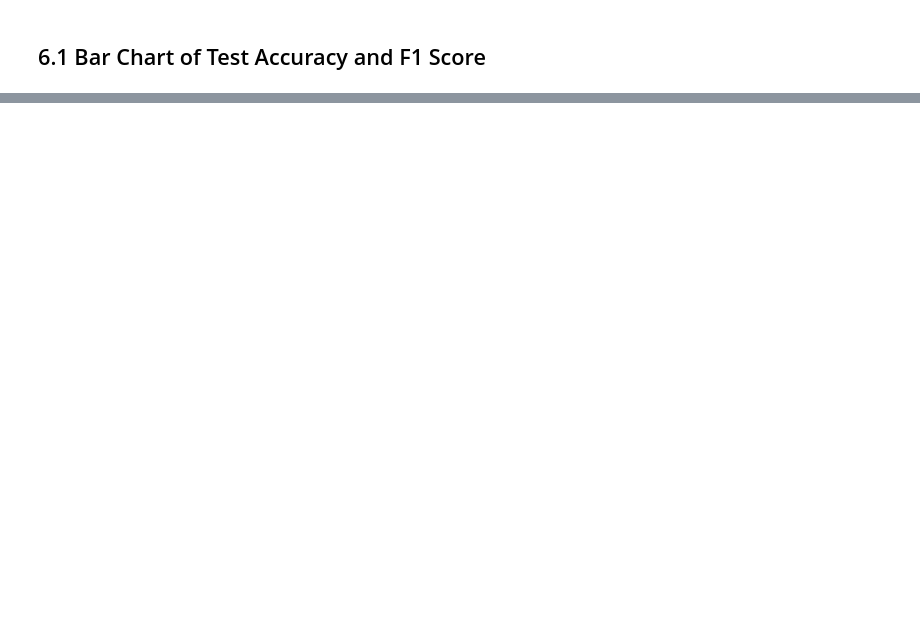
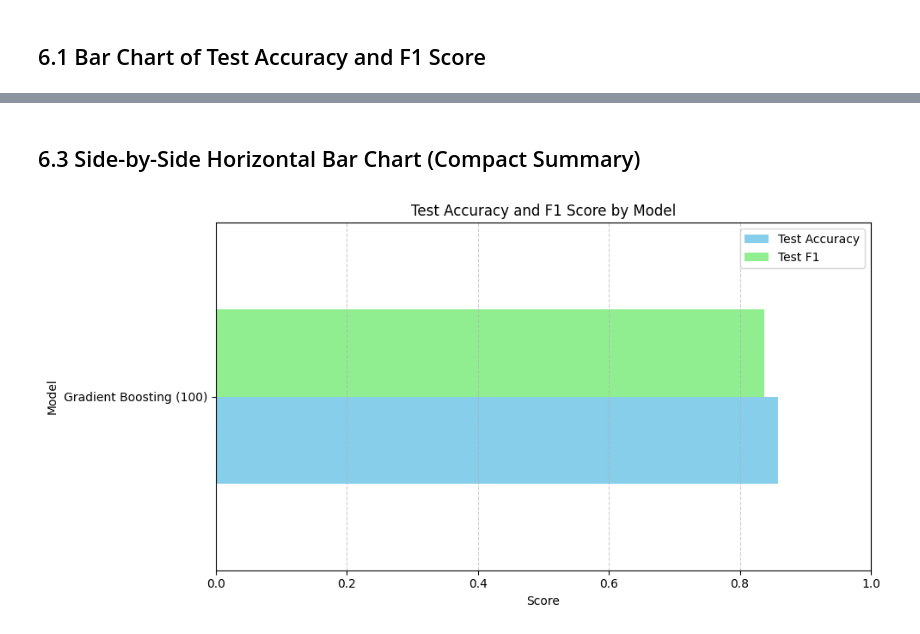
Before and after one commit to JBtallgrass/applied-ml-jballard, a Jupyter notebook: lab05/ensemble-jballard.ipynb, the cells around one changed output, grey strips where cells are left out. Saved outputs shown, nothing was run; the diff lists cells and outputs as text; code cells hidden in the pictures; blank space fills up the shorter version.

```diff
--- a/lab05/ensemble-jballard.ipynb
+++ b/lab05/ensemble-jballard.ipynb
@@ -367,0 +414,15 @@ Voting (RF + LR + KNN) with StandardScaler        0.914661       0.873362  0.896
+# %% [markdown]
+## 6.3 Side-by-Side Horizontal Bar Chart (Compact Summary)
+# %%
+results_plot = results_df_sorted.set_index("Model")[["Test Accuracy", "Test F1"]]
+
+results_plot.plot(kind="barh", figsize=(10, 5), color=["skyblue", "lightgreen"])
+plt.title("Test Accuracy and F1 Score by Model")
+plt.xlabel("Score")
+plt.xlim(0, 1)
+plt.grid(True, axis='x', linestyle='--', alpha=0.6)
+plt.tight_layout()
+plt.savefig(os.path.join(output_dir, "model_comparison-AccuracyF1_horizontal.png"))
+plt.show()
+# %% [output]
+[figure, added]
```
Also changed, not shown: parts of 20 cells of this notebook, 9 other files.
